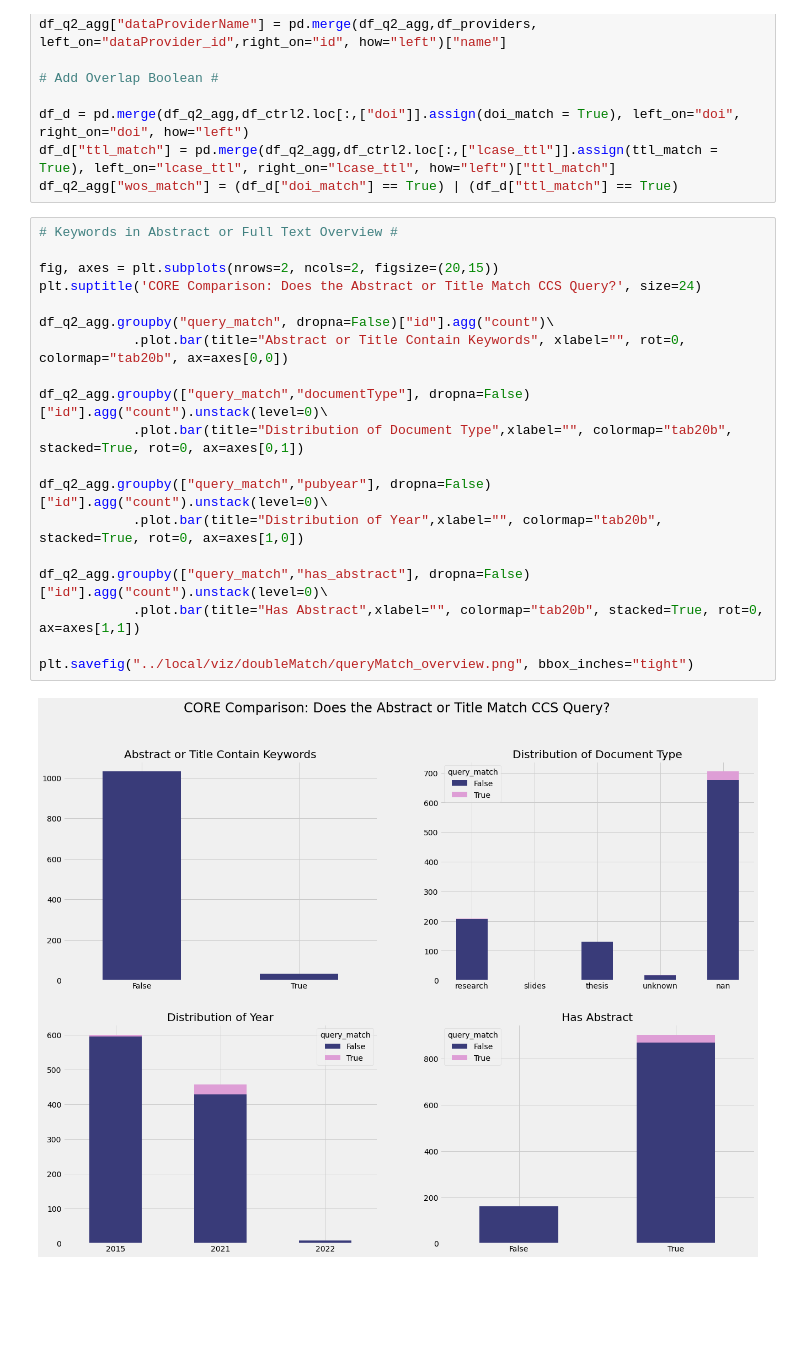
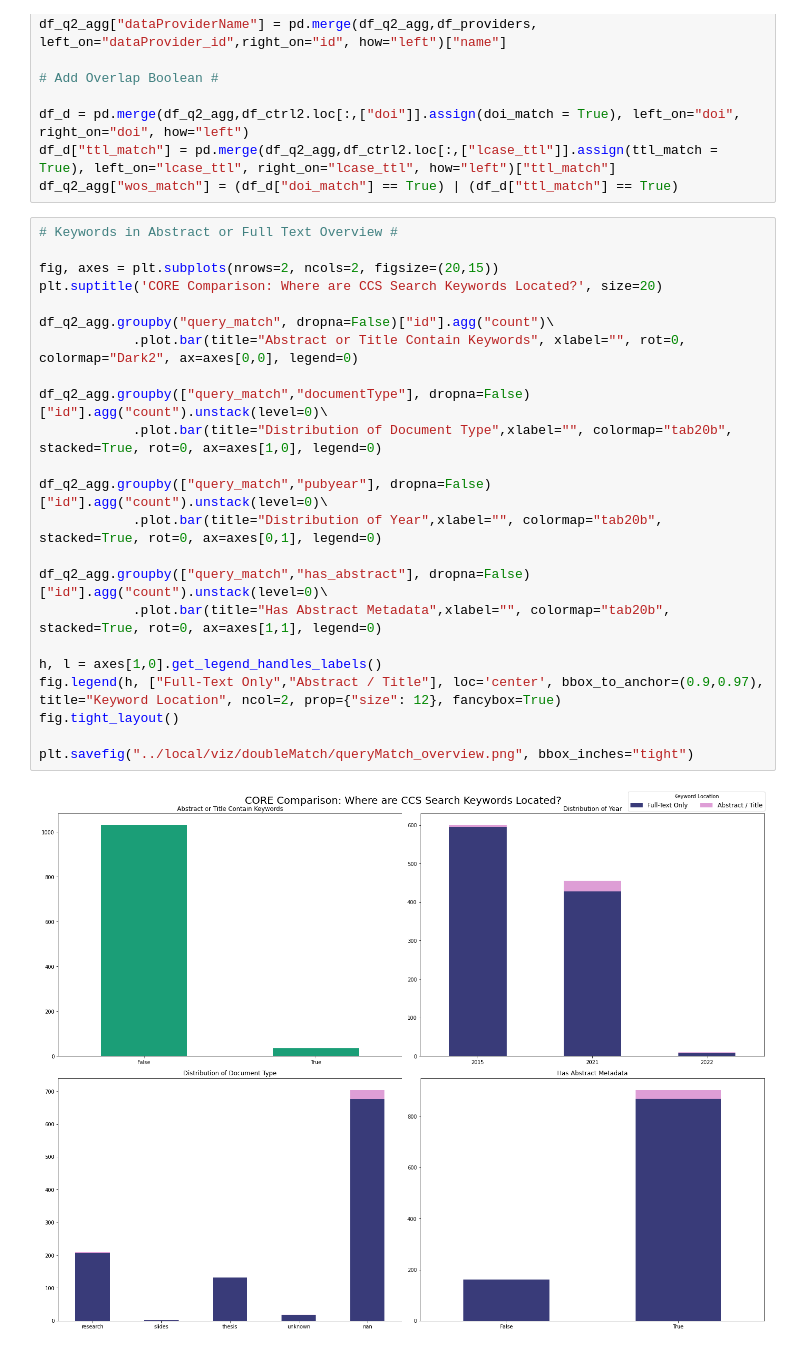
Before and after one commit to jerlanger/mcc, a Jupyter notebook: engineEval/core/notebooks/coreAPIEval.ipynb, the cells around one changed output. Saved outputs shown, nothing was run; the diff lists cells and outputs as text; blank space fills up the shorter version.

Commit message:
improved matplotlib charts

```diff
--- a/engineEval/core/notebooks/coreAPIEval.ipynb
+++ b/engineEval/core/notebooks/coreAPIEval.ipynb
@@ -174,24 +174,28 @@ df_q2_agg["wos_match"] = (df_d["doi_match"] == True) | (df_d["ttl_match"] == Tru
 # %%
 # Keywords in Abstract or Full Text Overview #
 
 fig, axes = plt.subplots(nrows=2, ncols=2, figsize=(20,15))
-plt.suptitle('CORE Comparison: Does the Abstract or Title Match CCS Query?', size=24)
+plt.suptitle('CORE Comparison: Where are CCS Search Keywords Located?', size=20)
 
 df_q2_agg.groupby("query_match", dropna=False)["id"].agg("count")\
-            .plot.bar(title="Abstract or Title Contain Keywords", xlabel="", rot=0, colormap="tab20b", ax=axes[0,0])
+            .plot.bar(title="Abstract or Title Contain Keywords", xlabel="", rot=0, colormap="Dark2", ax=axes[0,0], legend=0)
 
 df_q2_agg.groupby(["query_match","documentType"], dropna=False)["id"].agg("count").unstack(level=0)\
-            .plot.bar(title="Distribution of Document Type",xlabel="", colormap="tab20b", stacked=True, rot=0, ax=axes[0,1])
+            .plot.bar(title="Distribution of Document Type",xlabel="", colormap="tab20b", stacked=True, rot=0, ax=axes[1,0], legend=0)
 
 df_q2_agg.groupby(["query_match","pubyear"], dropna=False)["id"].agg("count").unstack(level=0)\
-            .plot.bar(title="Distribution of Year",xlabel="", colormap="tab20b", stacked=True, rot=0, ax=axes[1,0])
+            .plot.bar(title="Distribution of Year",xlabel="", colormap="tab20b", stacked=True, rot=0, ax=axes[0,1], legend=0)
 
 df_q2_agg.groupby(["query_match","has_abstract"], dropna=False)["id"].agg("count").unstack(level=0)\
-            .plot.bar(title="Has Abstract",xlabel="", colormap="tab20b", stacked=True, rot=0, ax=axes[1,1])
+            .plot.bar(title="Has Abstract Metadata",xlabel="", colormap="tab20b", stacked=True, rot=0, ax=axes[1,1], legend=0)
+
+h, l = axes[1,0].get_legend_handles_labels()
+fig.legend(h, ["Full-Text Only","Abstract / Title"], loc='center', bbox_to_anchor=(0.9,0.97), title="Keyword Location", ncol=2, prop={"size": 12}, fancybox=True)
+fig.tight_layout()
 
 plt.savefig("../local/viz/doubleMatch/queryMatch_overview.png", bbox_inches="tight")
 # %% [output]
-[figure, old version]
+[figure, new version]
 # %%
 ### Individual Doc Type Column Availability ###
 
```
Also changed, not shown: parts of 5 cells of this notebook.
